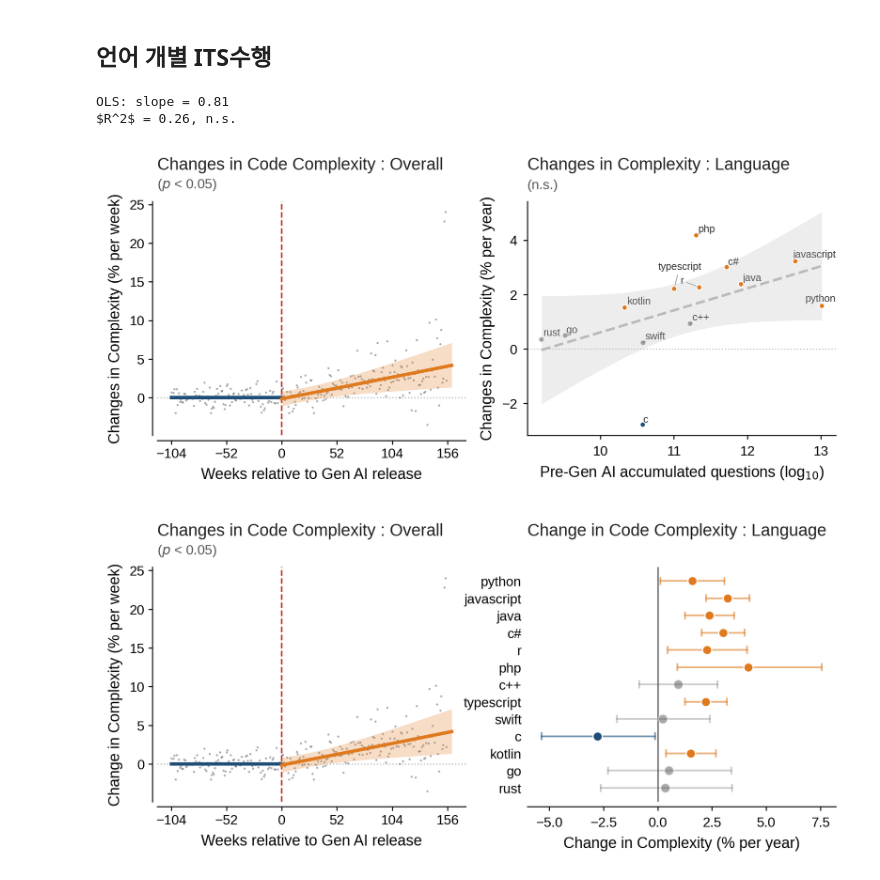
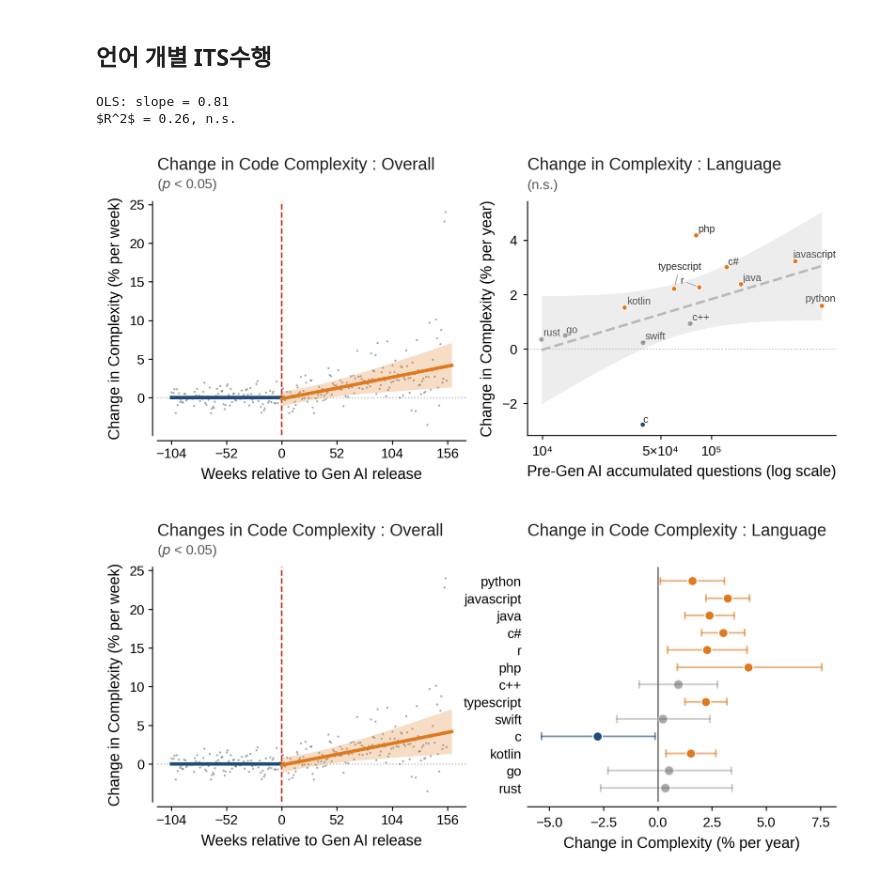
Before and after one commit to myokyunghan/so_difficulty_measure, a Jupyter notebook: figure/Fig4_AB_line_scatter.ipynb, the cells around one changed output. Drawn from its saved outputs; the diff is of its cells as text; code cells hidden in the pictures.

```diff
--- a/figure/Fig4_AB_line_scatter.ipynb
+++ b/figure/Fig4_AB_line_scatter.ipynb
@@ -209,10 +209,10 @@ plotgen.fill_confidence_interval(ax_a,    eff_smooth.loc[eff_smooth['t'] >= 0, '
 plotgen.draw_vertical_line(ax_a, x)
 plotgen.set_spines(ax_a)
 plotgen.set_xticks(ax_a, np.arange(-104, 157, 52))
-plotgen.set_title_two_lines(ax_a, title_text='Changes in Code Complexity : Overall', p_value= float(p_slope))
+plotgen.set_title_two_lines(ax_a, title_text='Change in Code Complexity : Overall', p_value= float(p_slope))
 
 ax_a.set_xlabel('Weeks relative to Gen AI release')
-ax_a.set_ylabel('Changes in Complexity (% per week)')
+ax_a.set_ylabel('Change in Complexity (% per week)')
 
 
 # ===================================================================
@@ -231,42 +231,40 @@ ax_b.scatter(its_lang_df['log_post_count'], its_lang_df['pct'],
              edgecolor='white', linewidth=0.6, zorder=5,
              alpha=its_lang_df['alpha'])
 
-# for _, row in its_lang_df.iterrows():
-#     ax_b.annotate(row['language'], (row['log_post_count'], row['pct']),
-#                   textcoords="offset points", xytext=(5, 4), fontsize=8, zorder=4)
-
+real_ticks = plotgen.get_x_ticks_for_e_log(its_lang_df['post_count'].min(), its_lang_df['post_count'].max())
+plotgen.set_x_ticks_for_e_log(ax_b, real_ticks)
 
 texts = []
 for _, row in its_lang_df.iterrows():
     weight = 'normal'
     color  = '#333'
     texts.append(ax_b.text(row['log_post_count'], row['pct'], row['language'],
                          fontsize=6, color=color, weight=weight))
 
 adjust_text(texts, ax=ax_b,
             expand=(1.2, 1.4),
             arrowprops=dict(arrowstyle='-', color='#888', lw=0.4))
 
 
 sig_str = '$p$ < 0.001' if ols_result['p_val'] < 0.001 else ( 'p < 0.05' if ols_result['p_val']< 0.05 else 'n.s.')
 # ax_b.text(0.97, 0.15,
 #           f"OLS: slope = {ols_result['slope_fit']:.2f}\n$R^2$ = {ols_result['r_squared']:.2f}, {sig_str}",
 #           transform=ax_b.transAxes, ha='right', va='bottom', fontsize=8)
 
 print(f"OLS: slope = {ols_result['slope_fit']:.2f}\n$R^2$ = {ols_result['r_squared']:.2f}, {sig_str}")
 
 
 
-ax_b.set_xlabel('Pre-Gen AI accumulated questions (log$_{10}$)')
-ax_b.set_ylabel('Changes in Complexity (% per year)')
+ax_b.set_xlabel('Pre-Gen AI accumulated questions (log scale)')
+ax_b.set_ylabel('Change in Complexity (% per year)')
 for s in ['top', 'right']:
     ax_b.spines[s].set_visible(False)
-plotgen.set_title_two_lines(ax_b, title_text='Changes in Complexity : Language', p_value = ols_result['p_val'])
+plotgen.set_title_two_lines(ax_b, title_text='Change in Complexity : Language', p_value = ols_result['p_val'])
 plt.savefig('./fig/Fig4_AB_1.pdf', bbox_inches='tight', dpi=300)
 # %% [output]
 OLS: slope = 0.81
 $R^2$ = 0.26, n.s.
-[figure, old version]
+[figure, new version]
 # %%
 
 fig = plt.figure(figsize=(7.2, 2.5), dpi=300)
```
Also changed, not shown: 25 other files.
